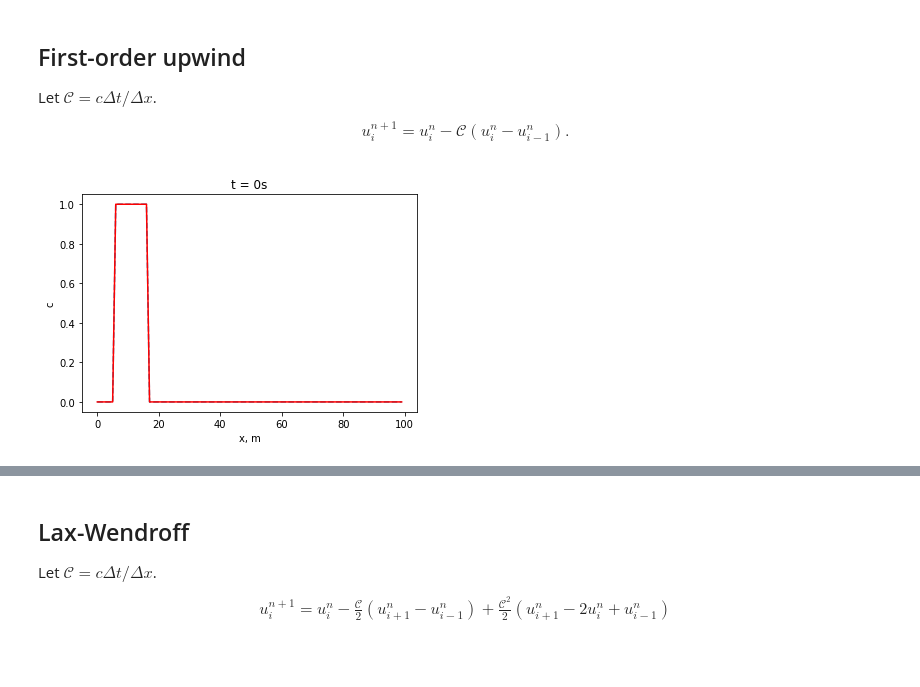
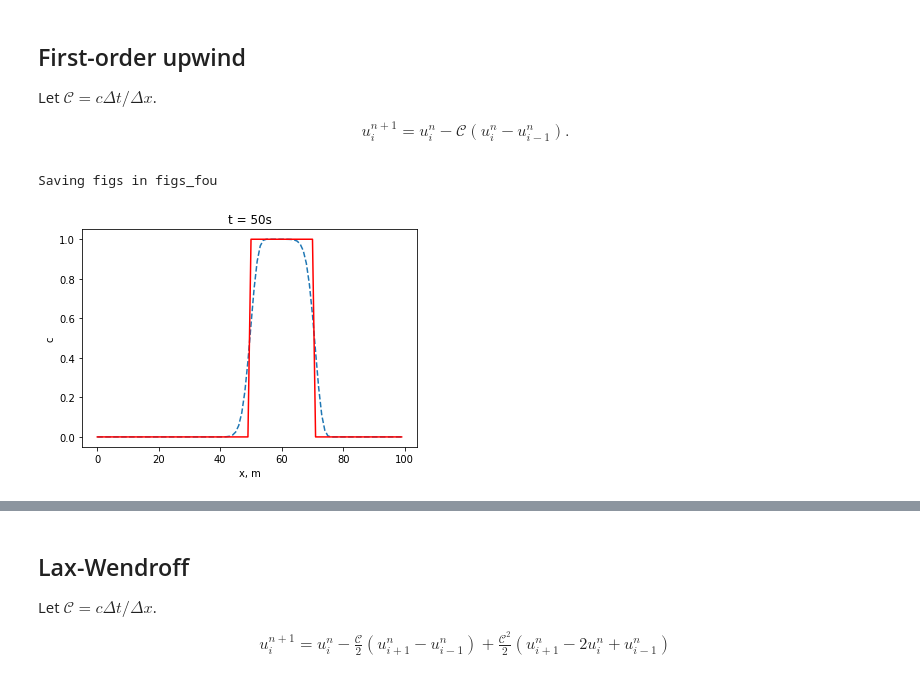
Before and after one commit to tdcwilliams/pywave, a Jupyter notebook: notebooks/energy_transport/advection.ipynb, the cells around one changed output, grey strips where cells are left out. Cells and saved outputs as stored; diff of their text form; code cells hidden in the pictures.

```diff
--- a/notebooks/energy_transport/advection.ipynb
+++ b/notebooks/energy_transport/advection.ipynb
@@ -5,14 +5,14 @@ from matplotlib import pyplot as plt
 
 from pywave.energy_transport.advect1d import Advect1D
 # %%
-def init_shape(x, shape="step"):
+def init_shape(x, x0=15, shape="step"):
     if shape == "gaussian":
         std = 4
-        return np.exp(-pow((x-15)/std, 2)/2)
+        return np.exp(-pow((x-x0)/std, 2)/2)
 
     #step
     out = np.ones_like(x)
-    out[x<6] = 0
-    out[x>16] = 0
+    out[x<x0-10] = 0
+    out[x>x0+10] = 0
     return out
 # %%
@@ -29,22 +32,23 @@ def run(adv, u0, c, x, outdir, shape="step"):
-# %%
-def plot_step(x, u, c, n, dt, outdir, shape="step"):
-    fig = plt.figure()
-    ax = fig.add_subplot(111)
-    ax.plot(x, u, '--')
-    t = n * dt
-    exact = init_shape(x - c * t, shape=shape)
-    ax.plot(x, exact, 'r')
-    ax.set_title(f't = {t}s')
-    ax.set_xlabel('x, m')
-    ax.set_ylabel('c')
-    figname = '%s/adv%2.2i.png' %(outdir, n)
-    fig.savefig(figname)
+# %%
+def run(adv, u0, c, x, outdir=None, **kwargs):
+    if outdir is not None:
+        print(f'Saving figs in {outdir}')
+        os.makedirs(outdir, exist_ok=True)
+    plot_step(x, u0, c, 0,  adv.dt, outdir=outdir, **kwargs)
+    u = np.copy(u0)
+    for n in range(50):
+        plt.close()
+        u = adv.advect(u, c)
+        plot_step(x, u, c, n+1,  adv.dt, outdir=outdir, **kwargs)
 # %%
 cfl = .9
 dx = 1
 dt = 1
-c = .9*dx/dt
+c, x0 = cfl*dx/dt, 15 # advect left to right
+# c, x0 = -cfl*dx/dt, 85 # advect right to left
 x = np.arange(100)*dx
+shape = "step"
 # shape = "gaussian"
-shape = "step"
-u0 = init_shape(x, shape=shape)
+kw_init=dict(shape=shape, x0=x0)
+u0 = init_shape(x, **kw_init)
+plot_step(x, u0, c, 0,  dt, **kw_init)
@@ -58,7 +64,7 @@ u^{n+1}_i = u^{n}_i
 \end{align}
 # %%
 adv = Advect1D(dx, dt, scheme='first_order_upwind')
-outdir = 'figs_fou'
-plot_step(x, u0, c, 0,  dt, outdir, shape=shape)
+run(adv, u0, c, x, outdir="figs_fou", **kw_init)
 # %% [output]
+Saving figs in figs_fou
-[figure, old version]
+[figure, new version]
```
Also changed, not shown: parts of 7 cells of this notebook, 1 other file.
